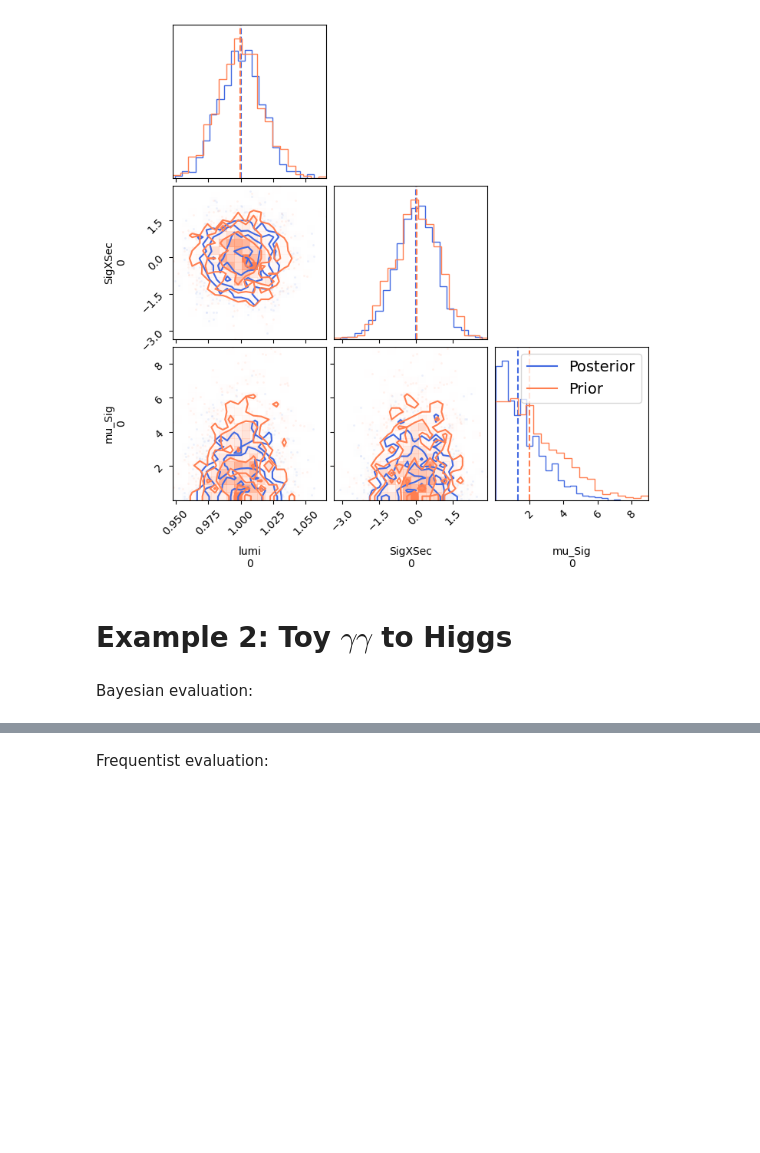
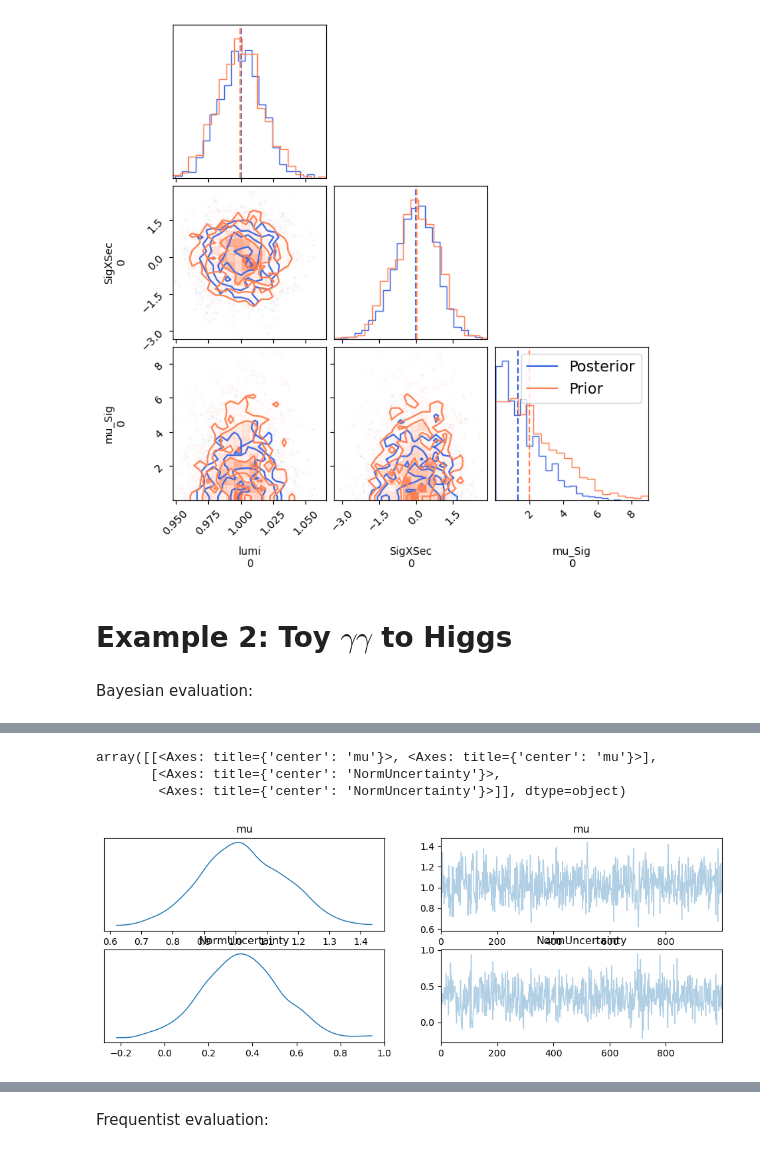
Before and after one commit to malin-horstmann/PyHEP23, a Jupyter notebook: talk.ipynb, the cells around one changed output, grey strips where cells are left out. Drawn from its saved outputs; the diff is of its cells as text; code cells hidden in the pictures; blank space fills up the shorter version.

```diff
--- a/talk.ipynb
+++ b/talk.ipynb
@@ -93,3 +93,21 @@ plt.legend(handles=[
 # Example 2: Toy $\gamma \gamma$ to Higgs
 # %% [markdown]
 Bayesian evaluation:
+# %%
+with open('workspaces/GammaGammaHiggs.json') as serialized:
+    workspace = pyhf.Workspace(json.load(serialized))
+
+model = workspace.model()
+
+observations = workspace.data(model=model, include_auxdata=False)
+observations_inclAux = workspace.data(model=model, include_auxdata=True)
+# %%
+unconstr_priors = {
+    f'{model.config.poi_name}': {'type': 'Gamma_Unconstrained', 'alpha': [1.], 'beta': [3.]}
+}
+# %%
+nDraws = 1000
+with infer.model(model, unconstrained_priors=unconstr_priors, data=observations):
+    post_data = pymc.sample(nDraws, chains = 1)
+    post_pred = pymc.sample_posterior_predictive(post_data)
+    prior_pred = pymc.sample_prior_predictive(nDraws)
@@ -95,0 +125,7 @@ Bayesian evaluation:
+# %%
+arviz.plot_trace(post_data, var_names=model.config.par_names)
+# %% [output]
+array([[<Axes: title={'center': 'mu'}>, <Axes: title={'center': 'mu'}>],
+       [<Axes: title={'center': 'NormUncertainty'}>,
+        <Axes: title={'center': 'NormUncertainty'}>]], dtype=object)
+[figure, added]
```
Also changed, not shown: parts of 5 cells of this notebook.
